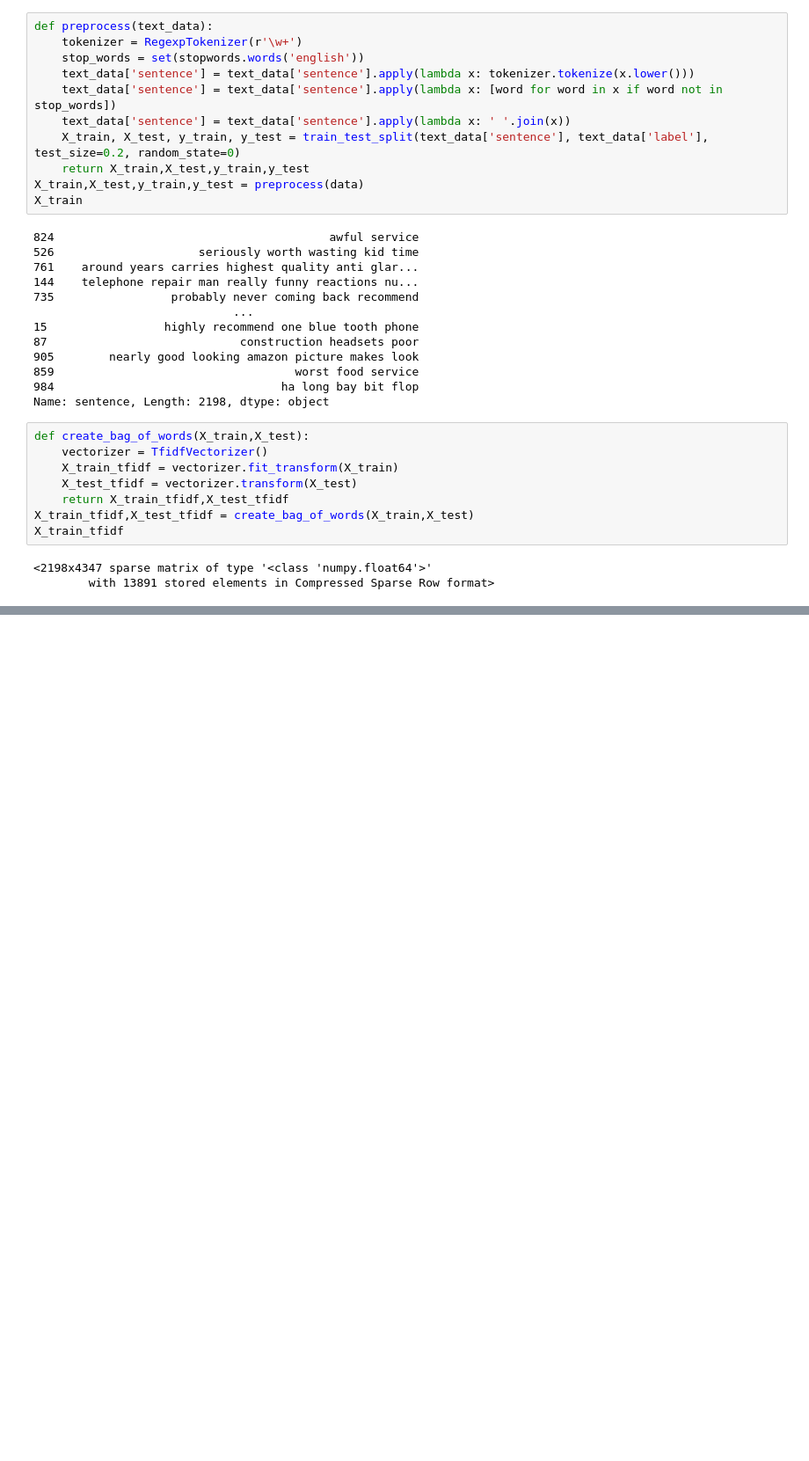
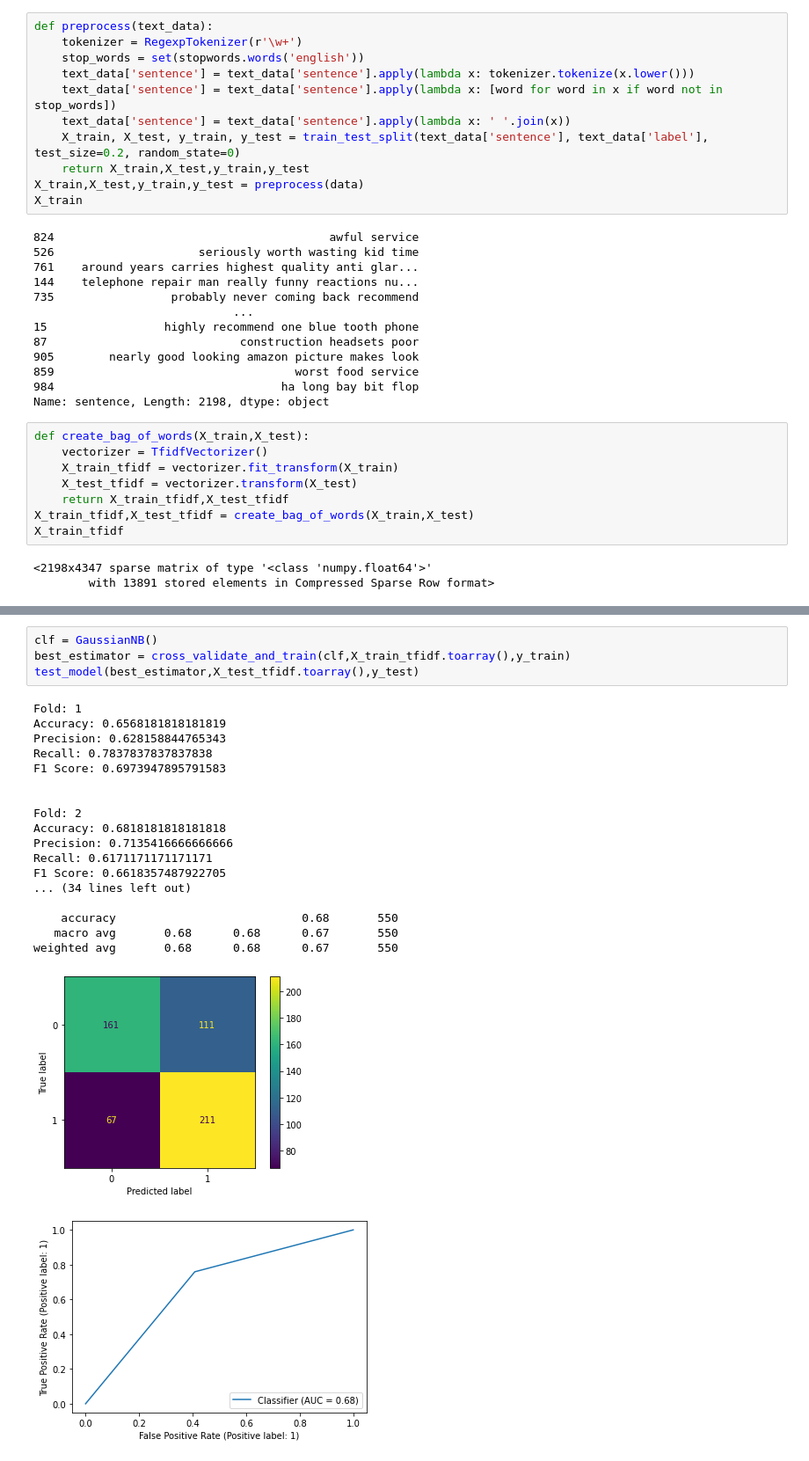
Before and after one commit to HertegKohar/cp423, a Jupyter notebook: A3/Assignment 3 Question 1/sentiment.ipynb, the cells around one changed output, grey strips where cells are left out. Shown at 88% size. Saved outputs shown, nothing was run; the diff lists cells and outputs as text; blank space fills up the shorter version.

```diff
--- a/A3/Assignment 3 Question 1/sentiment.ipynb
+++ b/A3/Assignment 3 Question 1/sentiment.ipynb
@@ -144,0 +164,24 @@ weighted avg       0.75      0.75      0.75       550
+# %%
+clf = GaussianNB()
+best_estimator = cross_validate_and_train(clf,X_train_tfidf.toarray(),y_train)
+test_model(best_estimator,X_test_tfidf.toarray(),y_test)
+# %% [output]
+Fold: 1
+Accuracy: 0.6568181818181819
+Precision: 0.628158844765343
+Recall: 0.7837837837837838
+F1 Score: 0.6973947895791583
+
+
+Fold: 2
+Accuracy: 0.6818181818181818
+Precision: 0.7135416666666666
+Recall: 0.6171171171171171
+F1 Score: 0.6618357487922705
+... (34 lines left out)
+
+    accuracy                           0.68       550
+   macro avg       0.68      0.68      0.67       550
+weighted avg       0.68      0.68      0.67       550
+[figure, added]
+[figure, added]
```
Also changed, not shown: parts of 5 cells of this notebook, 6 other files.
